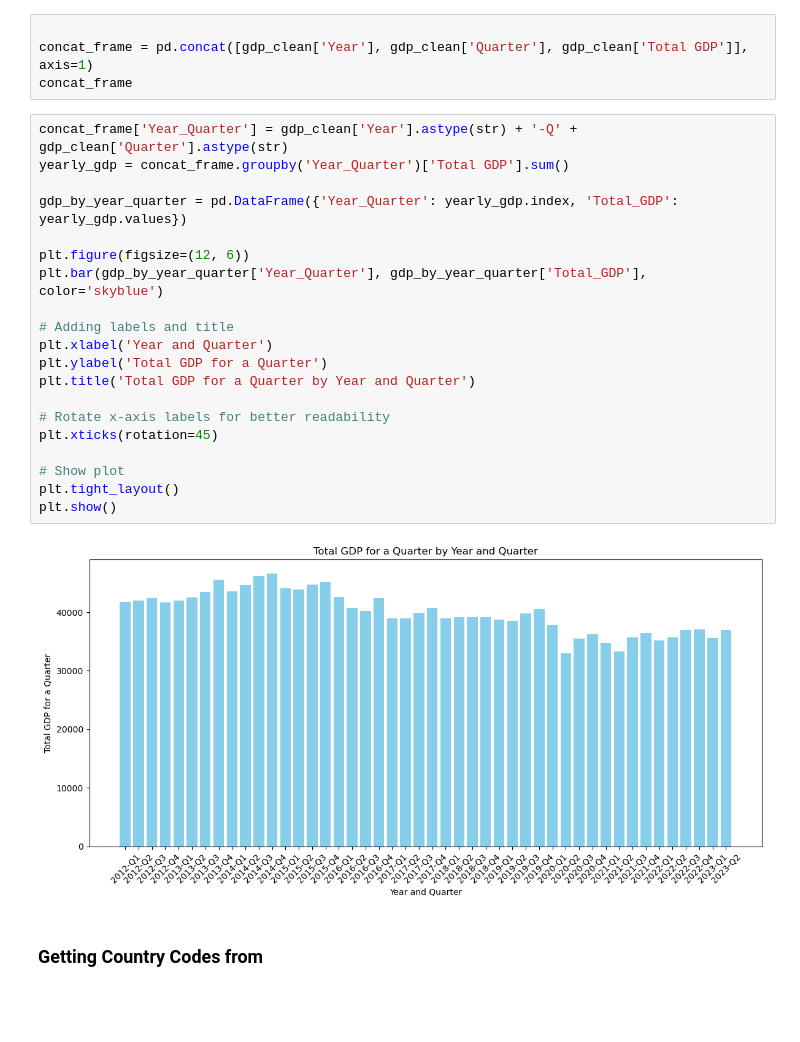
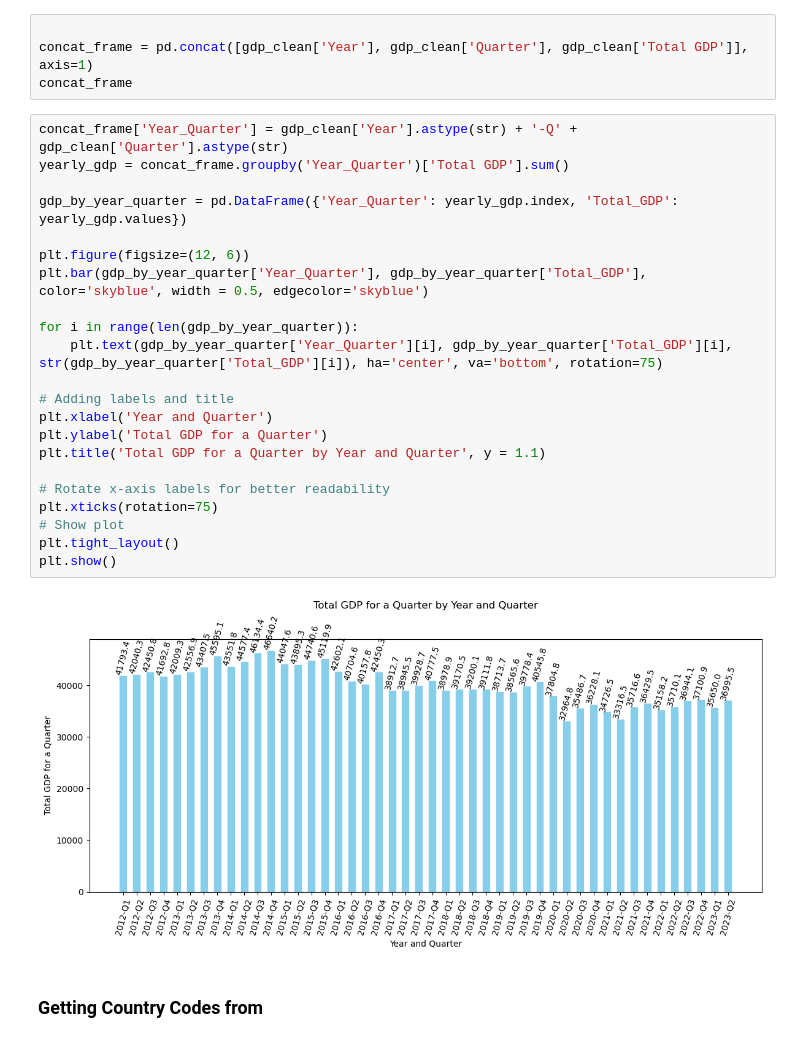
Before and after one commit to vsuwi/comp3610_groupK, a Jupyter notebook: project.ipynb, the cells around one changed output. Saved outputs shown, nothing was run; the diff lists cells and outputs as text; blank space fills up the shorter version.

Commit message:
added values to total gdps graph

```diff
--- a/project.ipynb
+++ b/project.ipynb
@@ -369,25 +369,27 @@ concat_frame
 # %%
 concat_frame['Year_Quarter'] = gdp_clean['Year'].astype(str) + '-Q' + gdp_clean['Quarter'].astype(str)
 yearly_gdp = concat_frame.groupby('Year_Quarter')['Total GDP'].sum()
 
 gdp_by_year_quarter = pd.DataFrame({'Year_Quarter': yearly_gdp.index, 'Total_GDP': yearly_gdp.values})
 
 plt.figure(figsize=(12, 6))
-plt.bar(gdp_by_year_quarter['Year_Quarter'], gdp_by_year_quarter['Total_GDP'], color='skyblue')
+plt.bar(gdp_by_year_quarter['Year_Quarter'], gdp_by_year_quarter['Total_GDP'], color='skyblue', width = 0.5, edgecolor='skyblue')
+
+for i in range(len(gdp_by_year_quarter)):
+    plt.text(gdp_by_year_quarter['Year_Quarter'][i], gdp_by_year_quarter['Total_GDP'][i], str(gdp_by_year_quarter['Total_GDP'][i]), ha='center', va='bottom', rotation=75)
 
 # Adding labels and title
 plt.xlabel('Year and Quarter')
 plt.ylabel('Total GDP for a Quarter')
-plt.title('Total GDP for a Quarter by Year and Quarter')
+plt.title('Total GDP for a Quarter by Year and Quarter', y = 1.1)
 
 # Rotate x-axis labels for better readability
-plt.xticks(rotation=45)
-
+plt.xticks(rotation=75)
 # Show plot
 plt.tight_layout()
 plt.show()
 # %% [output]
-[figure, old version]
+[figure, new version]
 # %% [markdown]
 ### Getting Country Codes from
 # %%
```
